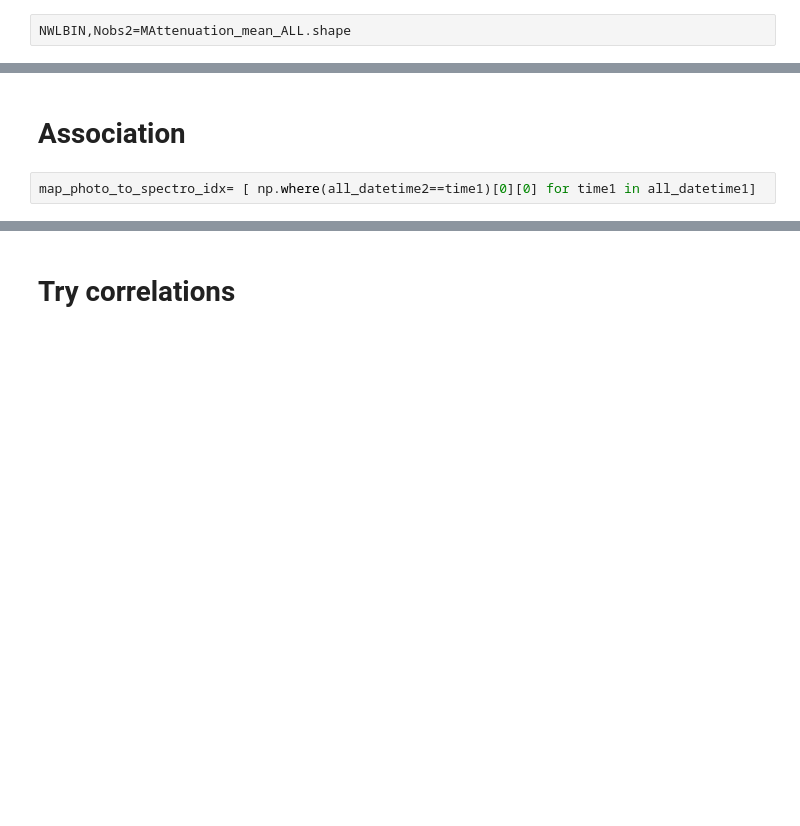
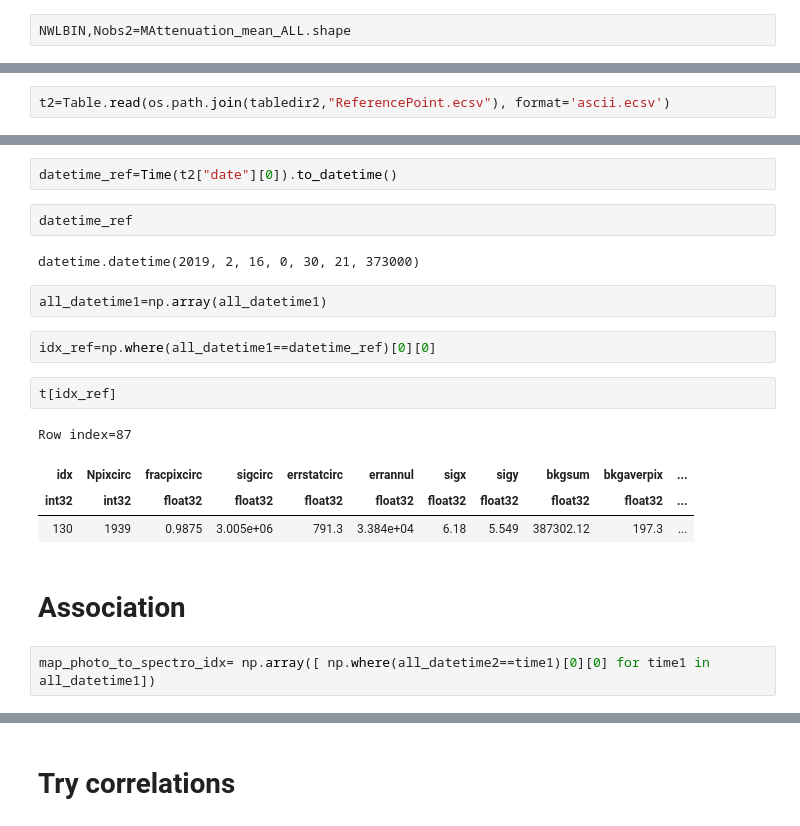
Before and after one commit to sylvielsstfr/SpectractorAnaAtm19, a Jupyter notebook: ana_20190215_HD116405_Filtre_None/MergeSpectroPhoto.ipynb, the cells around one changed output, grey strips where cells are left out. Saved outputs shown, nothing was run; the diff lists cells and outputs as text; blank space fills up the shorter version.

```diff
--- a/ana_20190215_HD116405_Filtre_None/MergeSpectroPhoto.ipynb
+++ b/ana_20190215_HD116405_Filtre_None/MergeSpectroPhoto.ipynb
@@ -152,0 +155,2 @@ NWLBIN,Nobs2=MAttenuation_mean_ALL.shape
+# %%
+t2=Table.read(os.path.join(tabledir2,"ReferencePoint.ecsv"), format='ascii.ecsv')
@@ -153,4 +164,21 @@ NWLBIN,Nobs2=MAttenuation_mean_ALL.shape
+# %%
+datetime_ref=Time(t2["date"][0]).to_datetime()
+# %%
+datetime_ref
+# %% [output]
+datetime.datetime(2019, 2, 16, 0, 30, 21, 373000)
+# %%
+all_datetime1=np.array(all_datetime1)
+# %%
+idx_ref=np.where(all_datetime1==datetime_ref)[0][0]
+# %%
+t[idx_ref]
+# %% [output]
+Row index=87
+| idx | Npixcirc | fracpixcirc | sigcirc | errstatcirc | errannul | sigx | sigy | bkgsum | bkgaverpix | ... |
+| int32 | int32 | float32 | float32 | float32 | float32 | float32 | float32 | float32 | float32 | ... |
+| 130 | 1939 | 0.9875 | 3.005e+06 | 791.3 | 3.384e+04 | 6.18 | 5.549 | 387302.12 | 197.3 | ... |
 # %% [markdown]
 # Association
 # %%
-map_photo_to_spectro_idx= [ np.where(all_datetime2==time1)[0][0] for time1 in all_datetime1]
+map_photo_to_spectro_idx= np.array([ np.where(all_datetime2==time1)[0][0] for time1 in all_datetime1])
```
Also changed, not shown: parts of 5 cells of this notebook, 1 other file.
